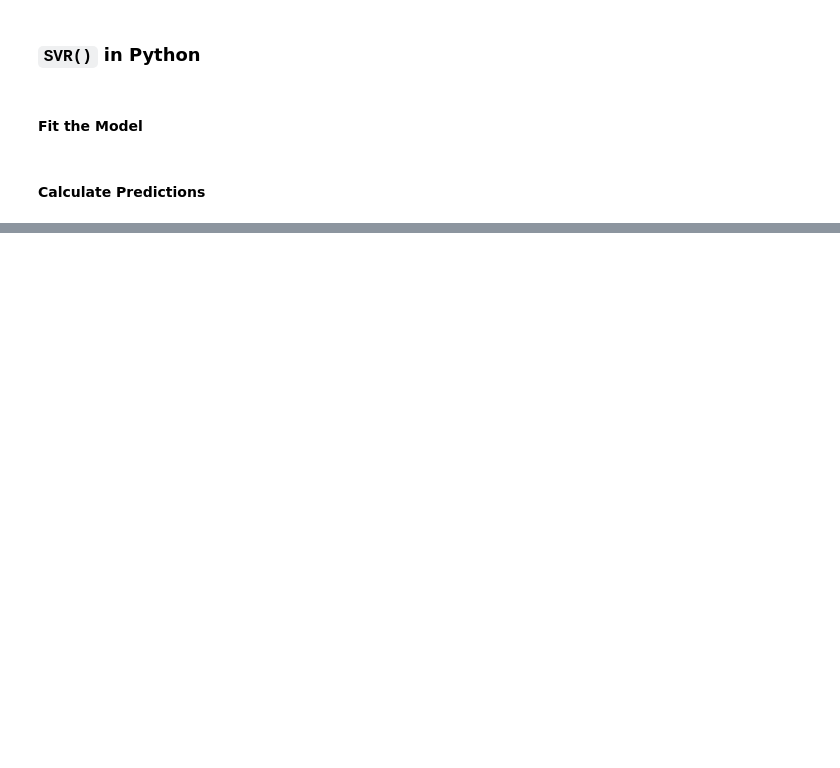
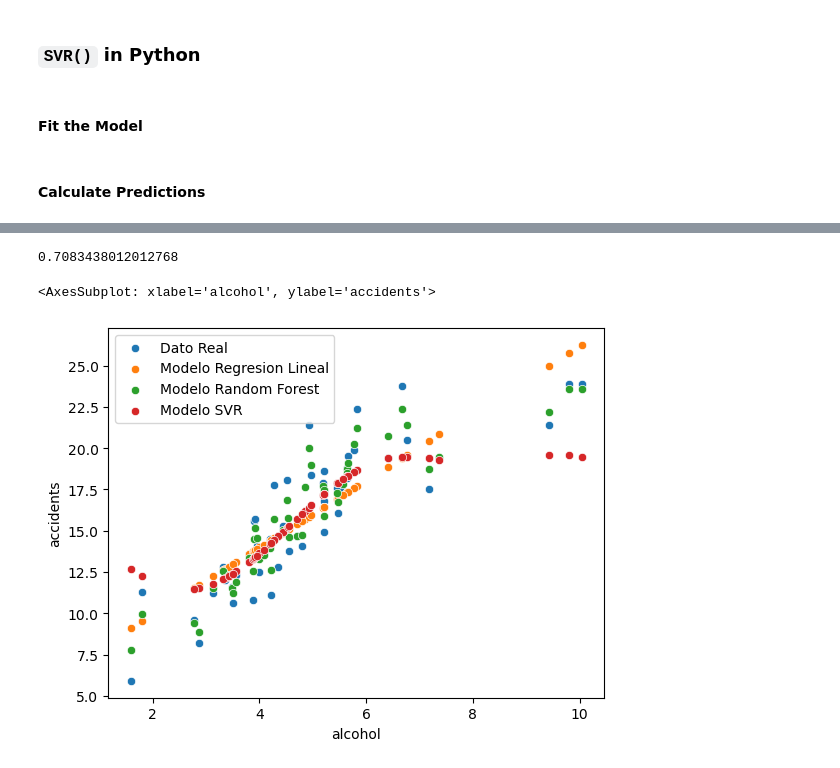
Before and after one commit to Axxst/resolving-machine-learning-python, a Jupyter notebook: 01_The Linear Regression & Supervised Regression Models/01B_ml-linear-regression_session_blank.ipynb, the cells around one changed output, grey strips where cells are left out. Cells and saved outputs as stored; diff of their text form; code cells hidden in the pictures; blank space fills up the shorter version.

Commit message:
Machine Learnig, Lineal Regresion 1

```diff
--- a/01_The Linear Regression & Supervised Regression Models/01B_ml-linear-regression_session_blank.ipynb
+++ b/01_The Linear Regression & Supervised Regression Models/01B_ml-linear-regression_session_blank.ipynb
@@ -139,2 +254,3 @@ array([7.89028246])
 # %%
-from sklearn.ensemble import Rando
+df_crashes['pred_rf'] = model_rf.predict(X=explanatory)
+df_crashes.head()
@@ -151,2 +277,4 @@ from sklearn.ensemble import Rando
+# %%
+model_svr= SVR()
 # %% [markdown]
 #### Calculate Predictions
@@ -158,0 +281,2 @@ from sklearn.ensemble import Rando
+# %%
+model_svr.fit(X=explanatory, y = target)
@@ -159,2 +299,16 @@ from sklearn.ensemble import Rando
+# %%
+df_crashes['pred_svr'] = model_svr.predict(X=explanatory)
+# %%
+model_svr.score(X=explanatory,y= target)
+# %% [output]
+0.7083438012012768
+# %%
+sns.scatterplot(data=df_crashes,x='alcohol',y='accidents', label= "Dato Real")
+sns.scatterplot(data=df_crashes,x='alcohol',y='prediction', label= 'Modelo Regresion Lineal')
+sns.scatterplot(data=df_crashes,x='alcohol',y='pred_rf', label='Modelo Random Forest')
+sns.scatterplot(data=df_crashes,x='alcohol',y='pred_svr', label= 'Modelo SVR')
+# %% [output]
+<AxesSubplot: xlabel='alcohol', ylabel='accidents'>
+[figure, added]
 # %% [markdown]
 <a rel="license" href="http://creativecommons.org/licenses/by-nc-nd/4.0/"><img alt="Creative Commons License" style="border-width:0" src="https://i.creativecommons.org/l/by-nc-nd/4.0/88x31.png" /></a><br />This work is licensed under a <a rel="license" href="http://creativecommons.org/licenses/by-nc-nd/4.0/">Creative Commons Attribution-NonCommercial-NoDerivatives 4.0 International License</a>.
```
Also changed, not shown: parts of 36 cells of this notebook, 1 other file.
